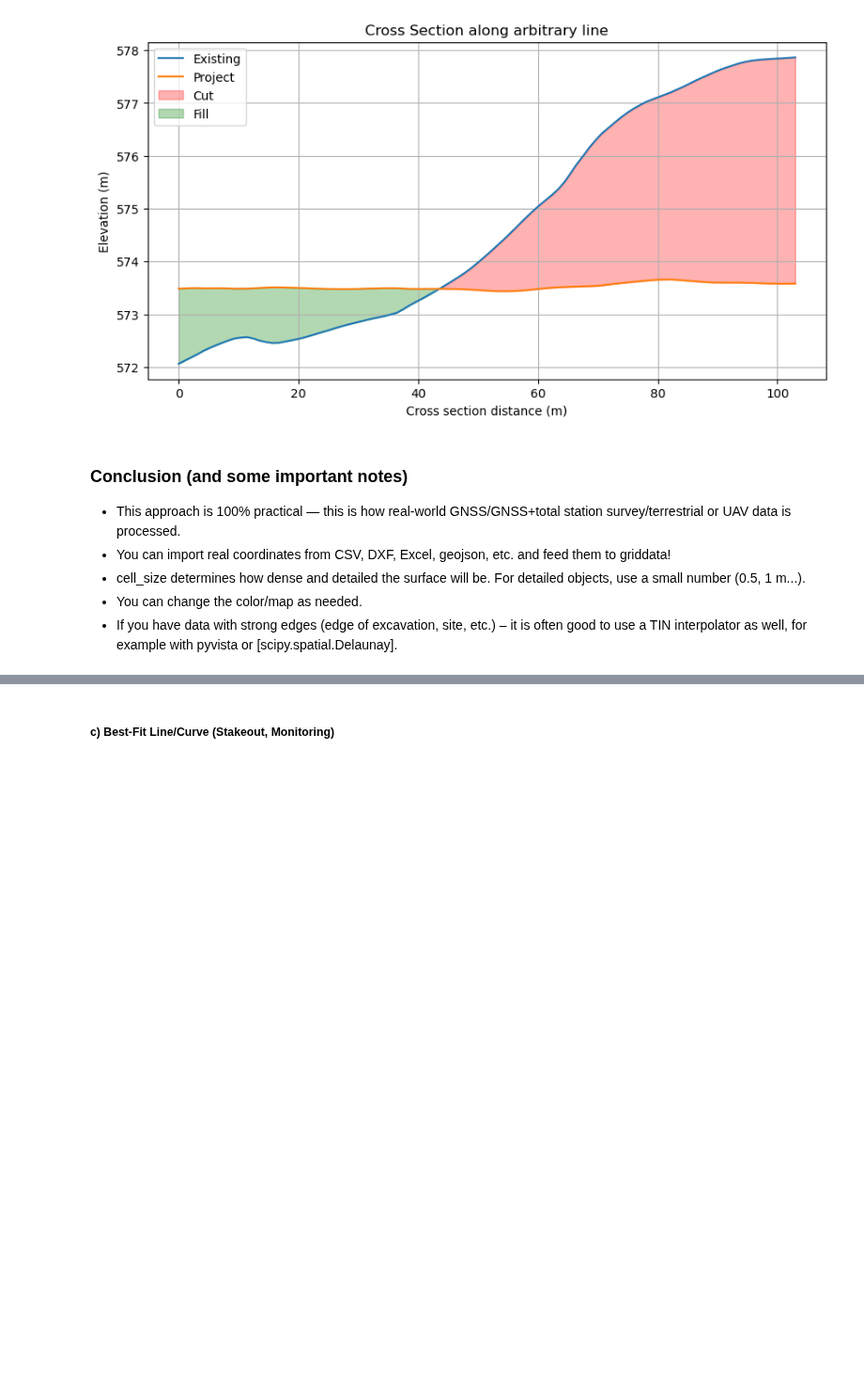
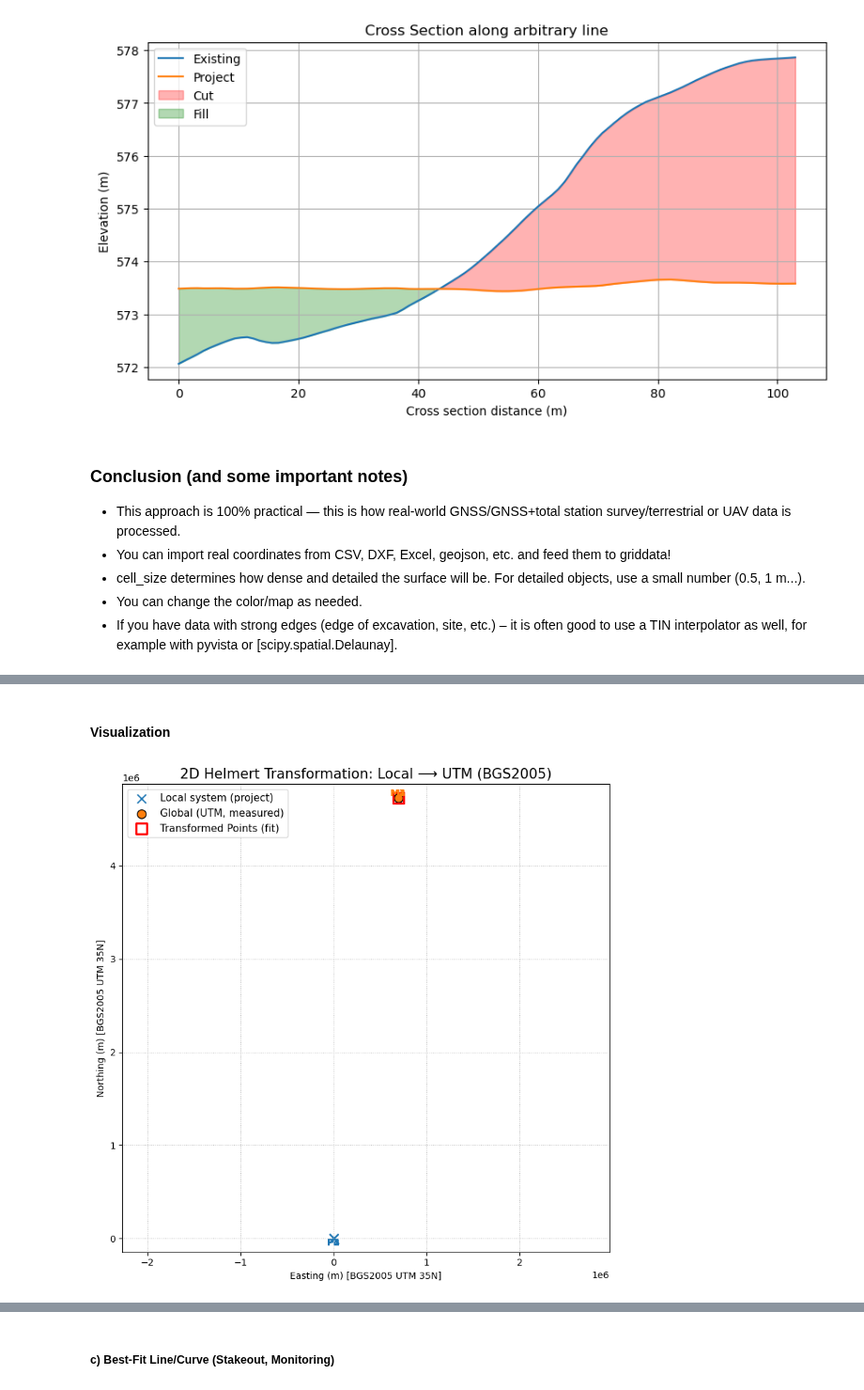
Before and after one commit to Araychev/UPSKILL-AI-and-Machine-Learning---2025, a Jupyter notebook: Math Concepts for Developers - март 2025/Regular_Exam_Project/math_concepts_geo_project.ipynb, the cells around one changed output, grey strips where cells are left out. Shown at 94% size. Drawn from its saved outputs; the diff is of its cells as text; code cells hidden in the pictures; blank space fills up the shorter version.

Commit message:
2D/3D Helmert Transformation explaened

```diff
--- a/Math Concepts for Developers - март 2025/Regular_Exam_Project/math_concepts_geo_project.ipynb
+++ b/Math Concepts for Developers - март 2025/Regular_Exam_Project/math_concepts_geo_project.ipynb
@@ -1576,0 +1694,43 @@ def similarity_2d(src, dst):
+# %% [markdown]
+#### Visualization
+# %%
+
+# Apply estimated transformation to local_points
+R_est = np.array([
+    [np.cos(theta_est), -np.sin(theta_est)],
+    [np.sin(theta_est),  np.cos(theta_est)]
+])
+transformed_points = (m_est * (R_est @ local_points.T).T) + [tx_est, ty_est]
+
+plt.figure(figsize=(8, 8))
+
+# 1. Local system
+plt.scatter(local_points[:, 0], local_points[:, 1], c='tab:blue', marker='x', s=90, label="Local system (project)")
+for i, (x, y) in enumerate(local_points):
+    plt.text(x, y-2, f"P{i+1}", color='tab:blue', fontsize=10, ha='center', va='top', fontweight='bold')
+
+# 2. UTM measured points
+plt.scatter(utm_points[:, 0], utm_points[:, 1], c='tab:orange', marker='o', s=90, edgecolors='k',
+            label="Global (UTM, measured)")
+for i, (x, y) in enumerate(utm_points):
+    plt.text(x, y+2, f"M{i+1}", color='tab:orange', fontsize=10, ha='center', va='bottom', fontweight='bold')
+
+# 3. Transformed local points (how they "fit" to global ones)
+plt.scatter(transformed_points[:, 0], transformed_points[:, 1], facecolors='none', edgecolors='red',
+            marker='s', s=130, linewidth=2.2, label="Transformed Points (fit)")
+
+# Lines showing residuals
+for i in range(local_points.shape[0]):
+    plt.plot([utm_points[i, 0], transformed_points[i, 0]],
+             [utm_points[i, 1], transformed_points[i, 1]], 'k--', lw=1.5)
+
+plt.xlabel("Easting (m) [BGS2005 UTM 35N]")
+plt.ylabel("Northing (m) [BGS2005 UTM 35N]")
+plt.title("2D Helmert Transformation: Local ⟶ UTM (BGS2005)", fontsize=15)
+plt.axis('equal')
+plt.grid(which='both', ls='dotted', lw=.7)
+plt.legend(loc="upper left", frameon=True, fontsize=11)
+plt.tight_layout()
+plt.show()
+# %% [output]
+[figure, added]
```
Also changed, not shown: parts of 6 cells of this notebook.
